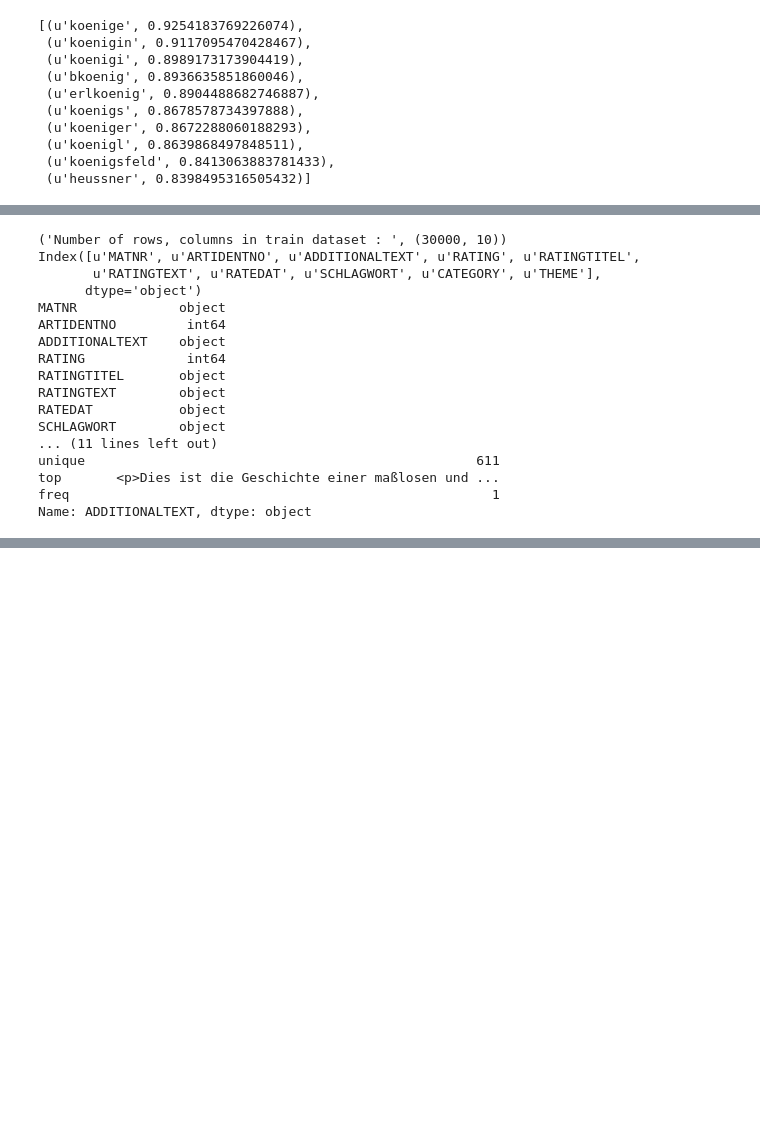
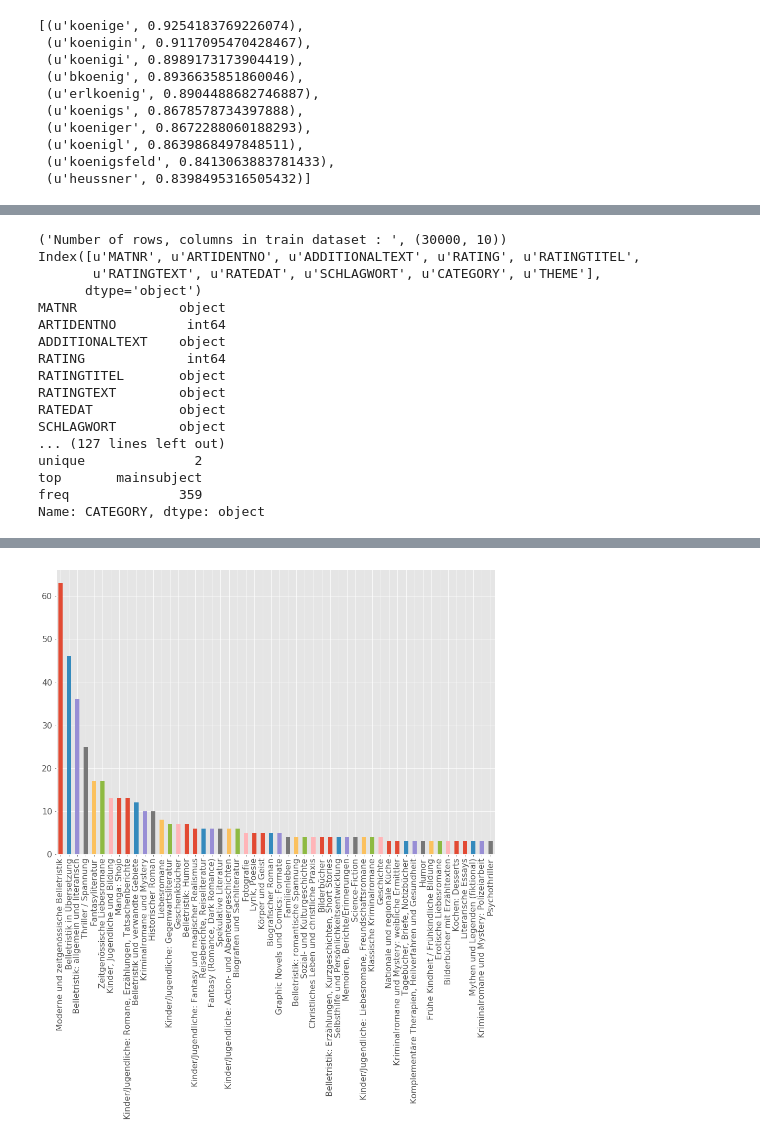
Before and after one commit to dupree/recommender_system, a Jupyter notebook: Thalia_dataProcessing.ipynb, the cells around one changed output, grey strips where cells are left out. Cells and saved outputs as stored; diff of their text form; code cells hidden in the pictures; blank space fills up the shorter version.

```diff
--- a/Thalia_dataProcessing.ipynb
+++ b/Thalia_dataProcessing.ipynb
@@ -463,5 +531,4 @@ Call to deprecated `wv` (Attribute will be removed in 4.0.0, use self instead).
 # %%
-# data input and processing
 # data input and processing
 train = pd.read_csv("/home/D072852/Thalia_data/thalia.csv", sep='|', nrows=30000)
 train = train.iloc[:, :-1]
@@ -480,11 +547,32 @@ print "AFTER removing the duplicates\n", train['ADDITIONALTEXT'].describe()
 # print train['ADDITIONALTEXT'].nunique()
 # train['ADDITIONALTEXT']
 train.head(10)
-# print train['THEME'].describe()
-# df['preTestScore'].groupby(df['regiment']).describe()
-# train['ADDITIONALTEXT'].groupby(train['THEME']).describe()
-# train['ADDITIONALTEXT'].groupby(train['THEME']).head(5)
-# group_data.head(5)
+
+train_text = train['ADDITIONALTEXT'].tolist()
+train_id = train['MATNR'].tolist()
+train_theme = train['THEME'].tolist()
+train_schalgwort = train['SCHLAGWORT'].tolist()
+# for s in train_theme:
+#     s = s.decode('utf-8')
+print len(train_id)
+print type(train_id)
+print train_id[:5]
+print len(train_text)
+print type(train_text)
+print train_text[:5]
+# handling the unicode encoding in the data set
+for s in train_theme[:5]:
+    print s.decode('utf-8')
+total_len = 0
+# calculating the average text lenght in training corpus
+for s in train_text:
+    total_len = total_len + len(s.split())
+average_text_len = total_len/len(train_text)
+
+print "Average length of the documents in training corpus is", average_text_len
+
+# trying some plotting of data wrt THEMES
+dataVisualise(train)
 # %% [output]
 ('Number of rows, columns in train dataset : ', (30000, 10))
 Index([u'MATNR', u'ARTIDENTNO', u'ADDITIONALTEXT', u'RATING', u'RATINGTITEL',
@@ -498,8 +586,8 @@ RATINGTITEL       object
 RATINGTEXT        object
 RATEDAT           object
 SCHLAGWORT        object
-... (11 lines left out)
-unique                                                  611
-top       <p>Dies ist die Geschichte einer maßlosen und ...
-freq                                                      1
-Name: ADDITIONALTEXT, dtype: object
+... (127 lines left out)
+unique              2
+top       mainsubject
+freq              359
+Name: CATEGORY, dtype: object
@@ -516,0 +594 @@ Name: ADDITIONALTEXT, dtype: object
+[figure, added]
```
Also changed, not shown: parts of 24 cells of this notebook.
